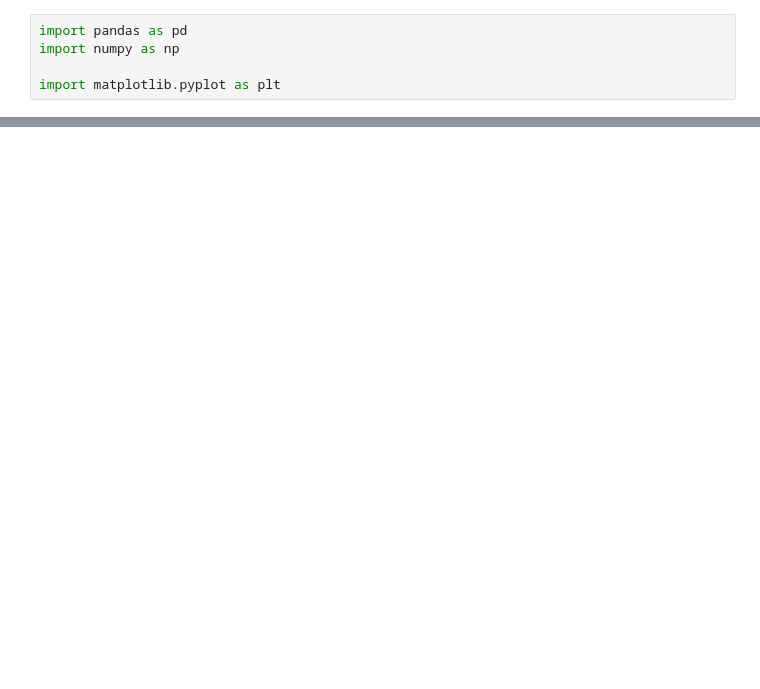
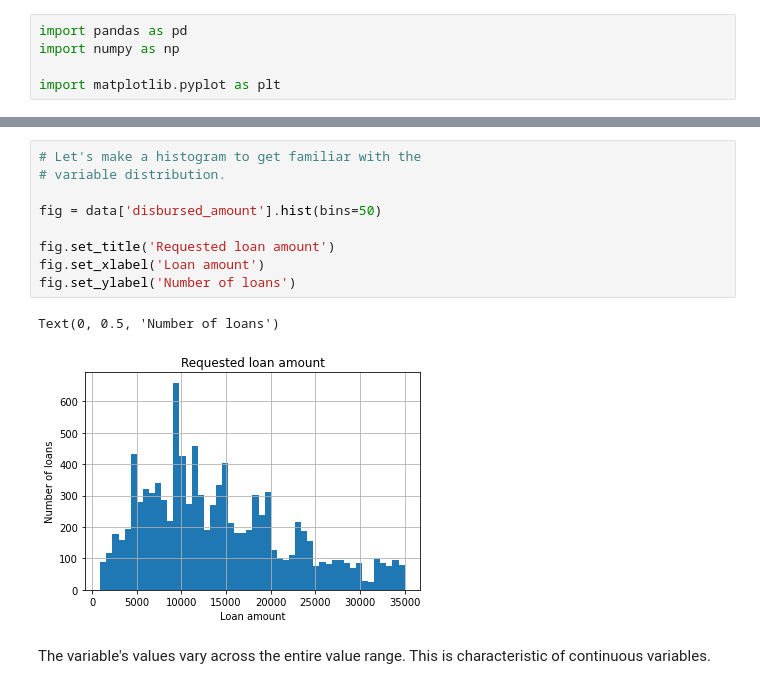
Before and after one commit to solegalli/feature-engineering-for-machine-learning, a Jupyter notebook: Section-02-Types-of-Variables/02.1-Numerical-Variables.ipynb, the cells around one changed output, grey strips where cells are left out. Drawn from its saved outputs; the diff is of its cells as text; blank space fills up the shorter version.

```diff
--- a/Section-02-Types-of-Variables/02.1-Numerical-Variables.ipynb
+++ b/Section-02-Types-of-Variables/02.1-Numerical-Variables.ipynb
@@ -240,0 +103,14 @@ As we can see, the variable shows only 2 values, 0 and 1, and the majority of th
+# %%
+# Let's make a histogram to get familiar with the
+# variable distribution.
+
+fig = data['disbursed_amount'].hist(bins=50)
+
+fig.set_title('Requested loan amount')
+fig.set_xlabel('Loan amount')
+fig.set_ylabel('Number of loans')
+# %% [output]
+Text(0, 0.5, 'Number of loans')
+[figure, added]
+# %% [markdown]
+The variable's values vary across the entire value range. This is characteristic of continuous variables.
```
Also changed, not shown: parts of 43 cells of this notebook, 3 other files.
